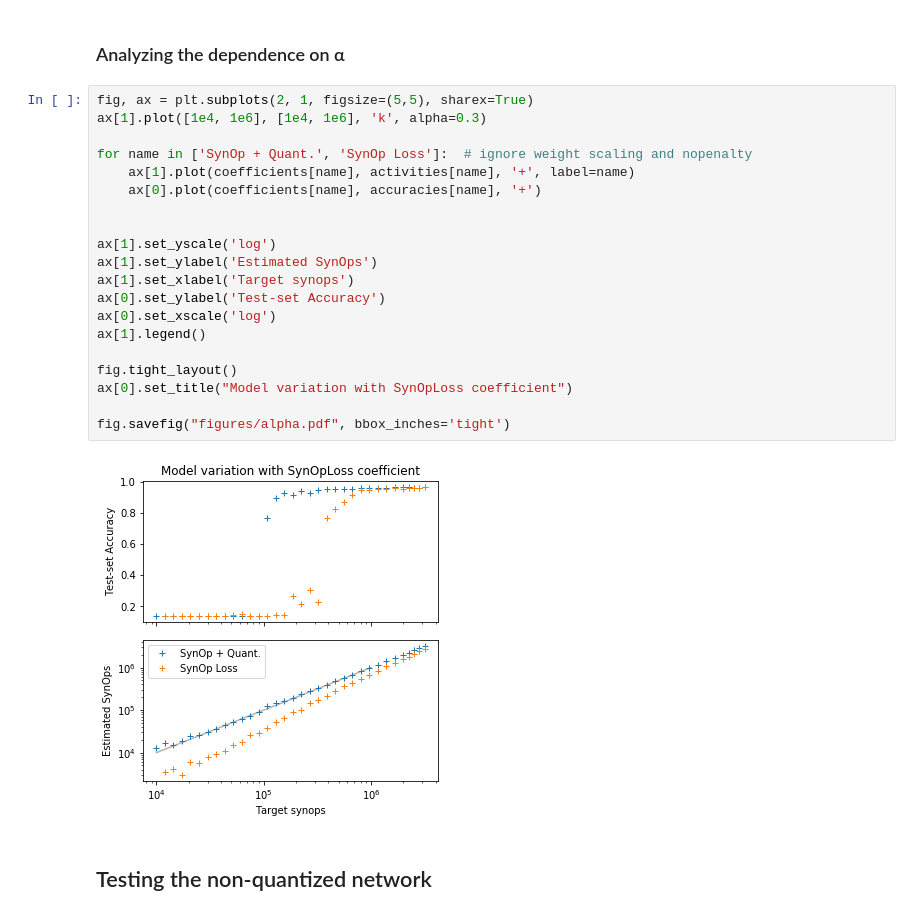
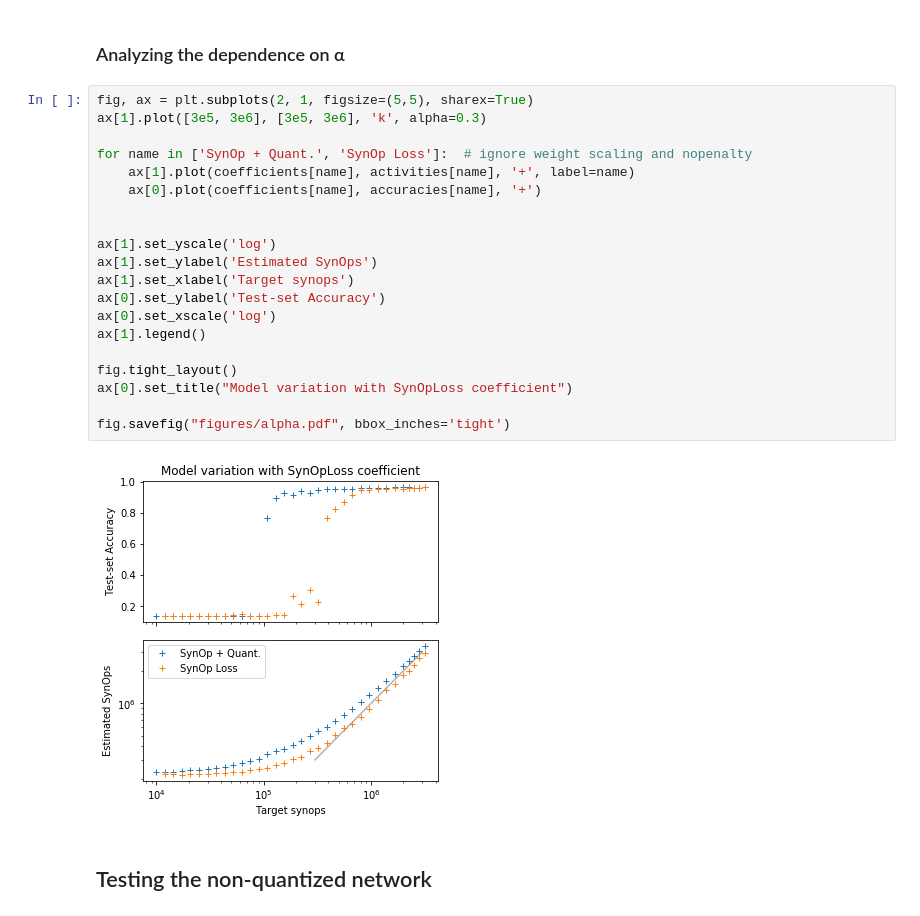
Before and after one commit to fgr1986/synoploss, a Jupyter notebook: scripts/mnist_dvs/GeneratePlots.ipynb, the cells around one changed output. Saved outputs shown, nothing was run; the diff lists cells and outputs as text.

```diff
--- a/scripts/mnist_dvs/GeneratePlots.ipynb
+++ b/scripts/mnist_dvs/GeneratePlots.ipynb
@@ -92,26 +94,26 @@ fig.savefig("figures/act-acc.pdf", bbox_inches='tight')
 ### Analyzing the dependence on α
 # %%
 fig, ax = plt.subplots(2, 1, figsize=(5,5), sharex=True)
-ax[1].plot([1e4, 1e6], [1e4, 1e6], 'k', alpha=0.3)
+ax[1].plot([3e5, 3e6], [3e5, 3e6], 'k', alpha=0.3)
 
 for name in ['SynOp + Quant.', 'SynOp Loss']:  # ignore weight scaling and nopenalty
     ax[1].plot(coefficients[name], activities[name], '+', label=name)
     ax[0].plot(coefficients[name], accuracies[name], '+')
 
 
 ax[1].set_yscale('log')
 ax[1].set_ylabel('Estimated SynOps')
 ax[1].set_xlabel('Target synops')
 ax[0].set_ylabel('Test-set Accuracy')
 ax[0].set_xscale('log')
 ax[1].legend()
 
 fig.tight_layout()
 ax[0].set_title("Model variation with SynOpLoss coefficient")
 
 fig.savefig("figures/alpha.pdf", bbox_inches='tight')
 # %% [output]
-[figure, old version]
+[figure, new version]
 # %% [markdown]
 ## Testing the non-quantized network
 # %%
```
Also changed, not shown: parts of 5 cells of this notebook.
